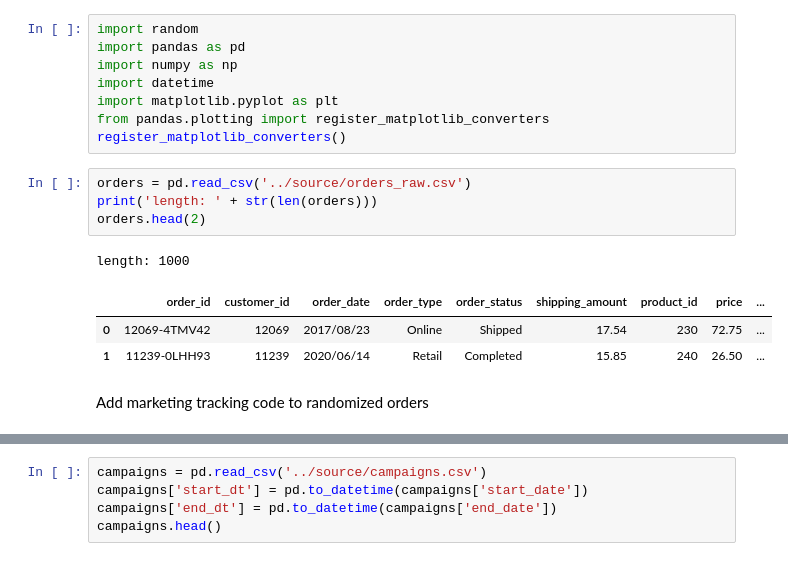
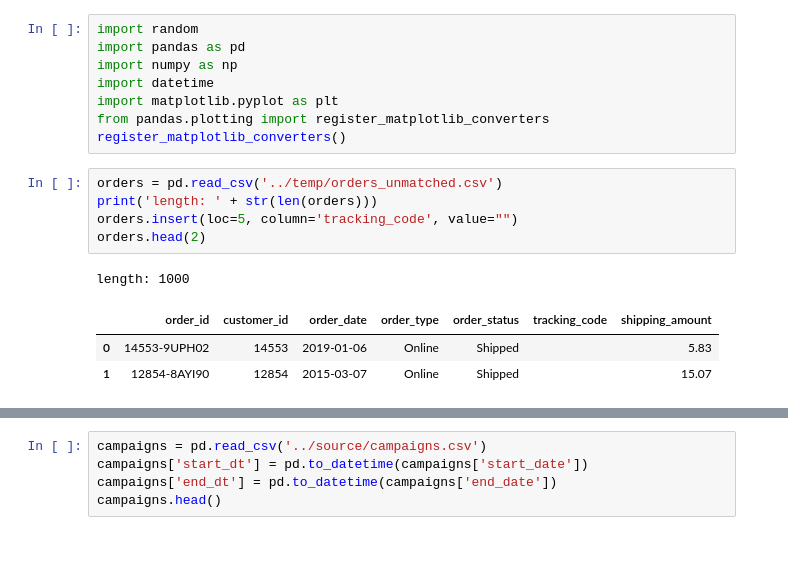
Before and after one commit to koles/gooddata-acme-demo, a Jupyter notebook: data/notebooks/orders_fix.ipynb, the cells around one changed output, grey strips where cells are left out. Drawn from its saved outputs; the diff is of its cells as text.

```diff
--- a/data/notebooks/orders_fix.ipynb
+++ b/data/notebooks/orders_fix.ipynb
@@ -7,13 +7,12 @@ import matplotlib.pyplot as plt
 from pandas.plotting import register_matplotlib_converters
 register_matplotlib_converters()
 # %%
-orders = pd.read_csv('../source/orders_raw.csv')
+orders = pd.read_csv('../temp/orders_unmatched.csv')
 print('length: ' + str(len(orders)))
+orders.insert(loc=5, column='tracking_code', value="")
 orders.head(2)
 # %% [output]
 length: 1000
-|  | order_id | customer_id | order_date | order_type | order_status | shipping_amount | product_id | price | ... |
-| 0 | 12069-4TMV42 | 12069 | 2017/08/23 | Online | Shipped | 17.54 | 230 | 72.75 | ... |
-| 1 | 11239-0LHH93 | 11239 | 2020/06/14 | Retail | Completed | 15.85 | 240 | 26.50 | ... |
+|  | order_id | customer_id | order_date | order_type | order_status | tracking_code | shipping_amount |
+| 0 | 14553-9UPH02 | 14553 | 2019-01-06 | Online | Shipped |  | 5.83 |
+| 1 | 12854-8AYI90 | 12854 | 2015-03-07 | Online | Shipped |  | 15.07 |
-# %% [markdown]
-Add marketing tracking code to randomized orders
```
Also changed, not shown: parts of 11 cells of this notebook, 12 other files.
